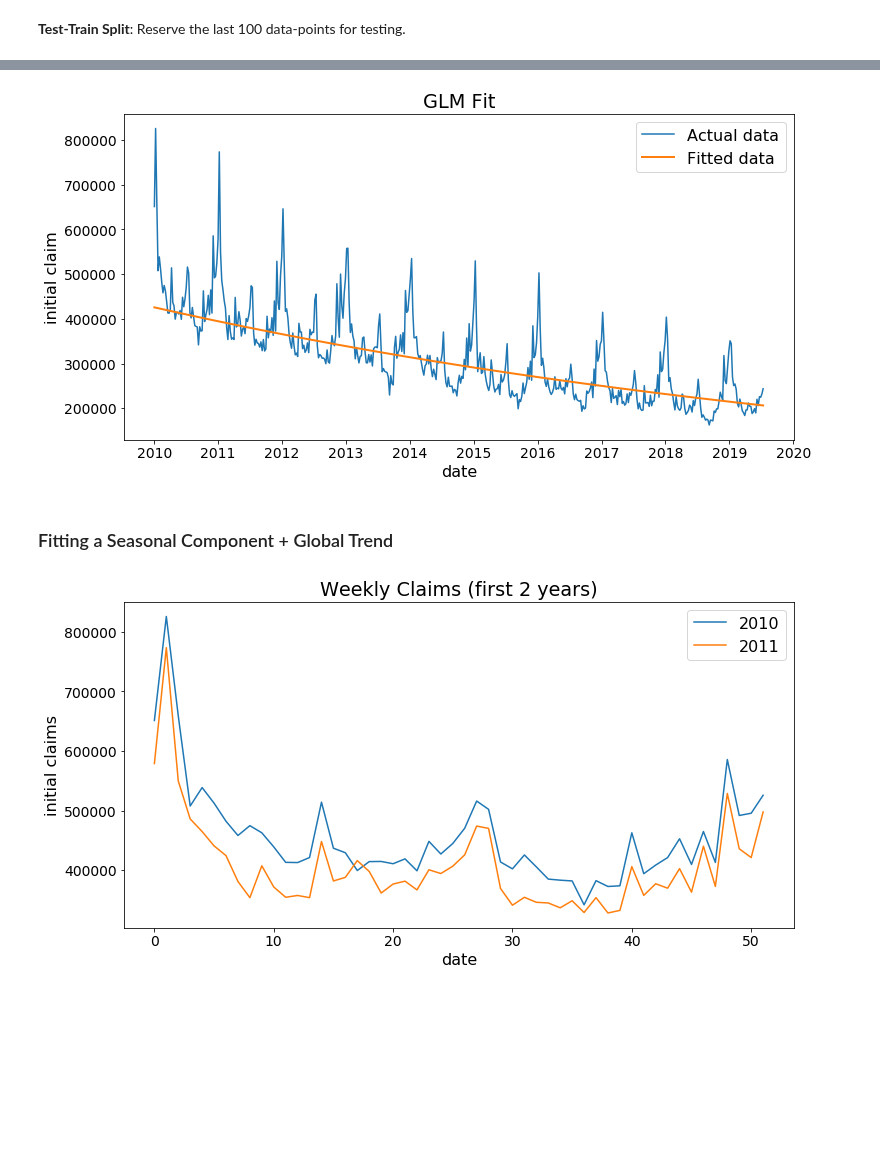
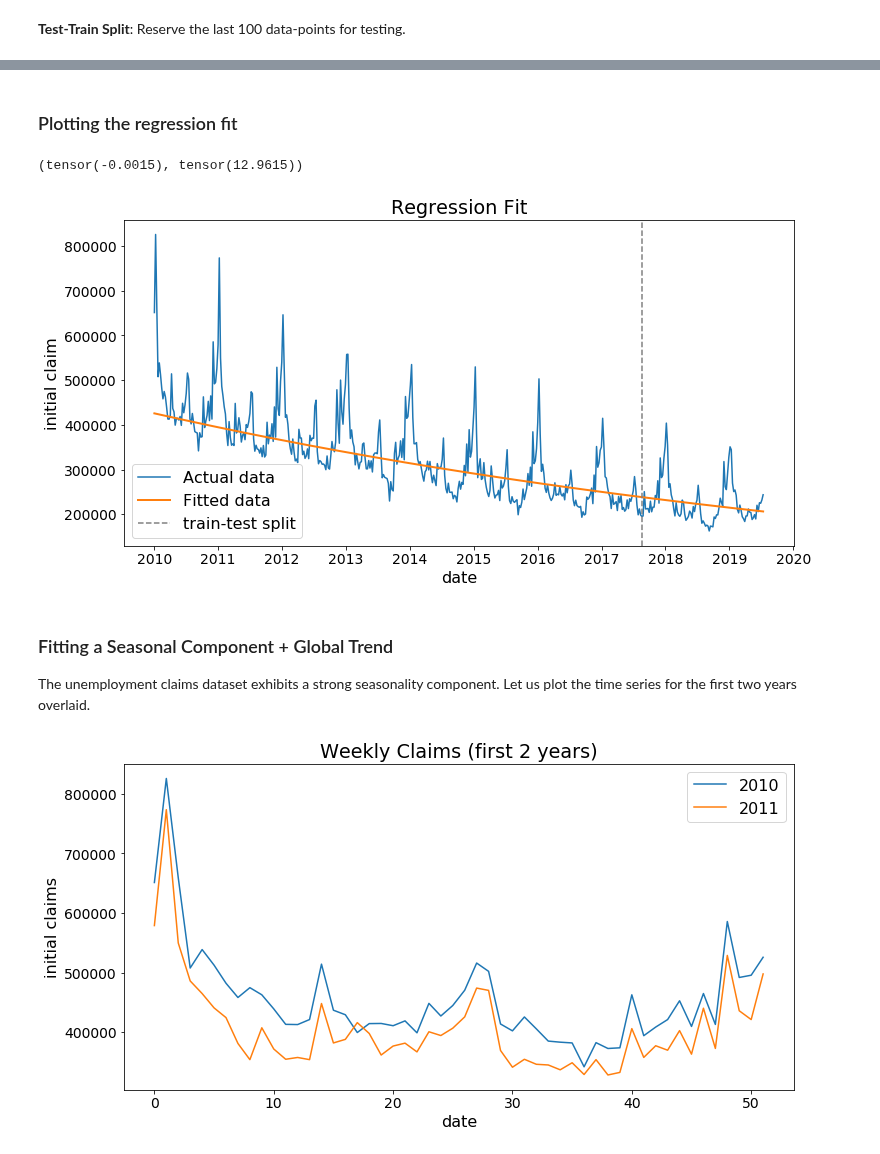
Before and after one commit to pyro-ppl/sandbox, a Jupyter notebook: 2019-08-time-series/part_ii_inference.ipynb, the cells around one changed output, grey strips where cells are left out. Cells and saved outputs as stored; diff of their text form; code cells hidden in the pictures; blank space fills up the shorter version.

```diff
--- a/2019-08-time-series/part_ii_inference.ipynb
+++ b/2019-08-time-series/part_ii_inference.ipynb
@@ -129,17 +164,27 @@ Wall time: 1.13 s
+# %% [markdown]
+### Plotting the regression fit
+# %%
+slope = pyro.param('slope').detach()
+intercept = pyro.param('intercept').detach()
+
+slope, intercept
+# %% [output]
+(tensor(-0.0015), tensor(12.9615))
 # %%
-slope = pyro.param('slope')
-intercept = pyro.param('intercept')
 model_fit = (slope * torch.arange(len(y)).type(torch.float) + intercept).exp()
 
 fig, ax = plt.subplots()
 ax.plot(time_range, y, label='Actual data')
 ax.plot(time_range, model_fit.detach(), linewidth=2, label='Fitted data')
-ax.set(title='GLM Fit', xlabel='date', ylabel='initial claim')
+ax.axvline(time_range[N_train], linestyle='--', color='gray', label='train-test split')
+ax.set(title='Regression Fit', xlabel='date', ylabel='initial claim')
 plt.legend();
 # %% [output]
-[figure, old version]
+[figure, new version]
-# %% [markdown]
-### Fitting a Seasonal Component + Global Trend
+# %% [markdown]
+### Fitting a Seasonal Component + Global Trend
+
+The unemployment claims dataset exhibits a strong seasonality component. Let us plot the time series for the first two years overlaid.
 # %%
 fig, ax = plt.subplots()
 ax.plot(np.arange(52), y[:52], label='2010');
```
Also changed, not shown: parts of 57 cells of this notebook, 2 other files.
